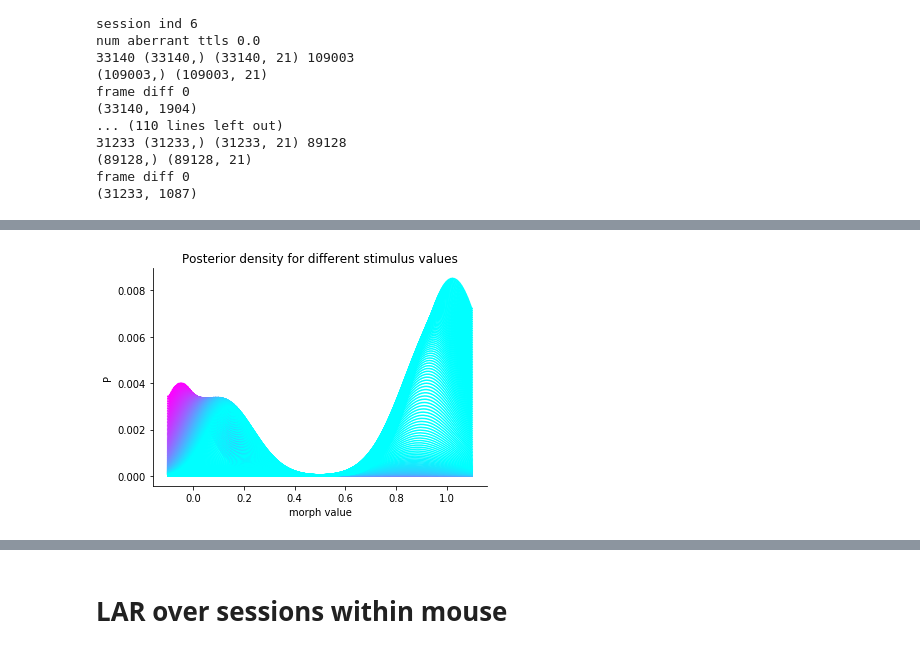
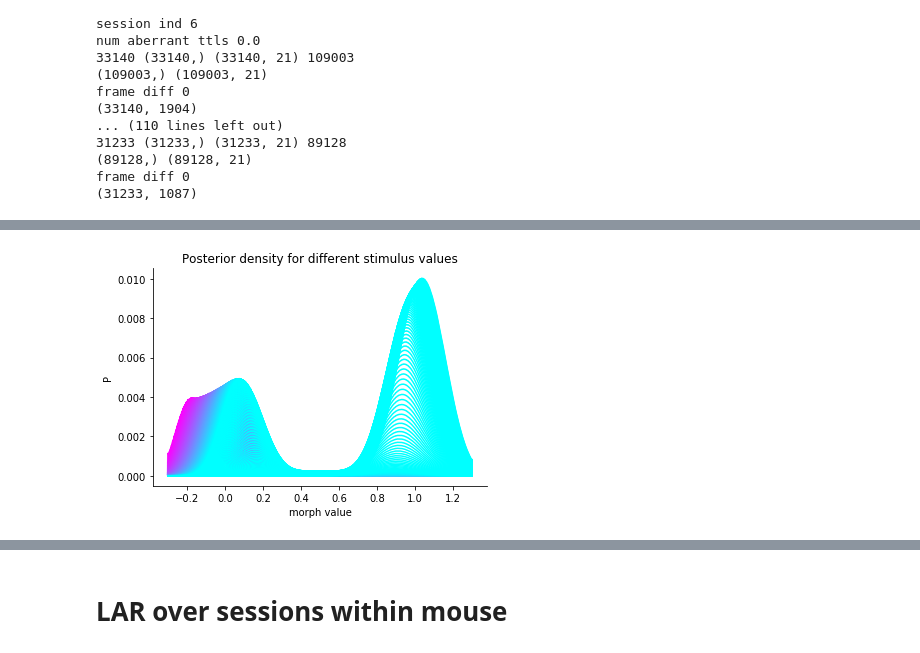
Before and after one commit to GiocomoLab/MightyMorphingPhotonRangers, a Jupyter notebook: SimMats/LogAngleRatioPlots.ipynb, the cells around one changed output, grey strips where cells are left out. Saved outputs shown, nothing was run; the diff lists cells and outputs as text; code cells hidden in the pictures.

```diff
--- a/SimMats/LogAngleRatioPlots.ipynb
+++ b/SimMats/LogAngleRatioPlots.ipynb
@@ -29,8 +29,10 @@ df = df[df['RewardCount']>30]
 df = df[df['Imaging']==1]
 df = df.sort_values(['MouseName','DateTime','SessionNumber'])
 # tracks = 'TwoTower_noTimeout|TwoTower_Timeout|Reversal_noTimeout|Reversal|TwoTower_foraging|FreqMorph_Decision|FreqMorph_Timeout'
-tracks = 'TwoTower_foraging|FreqMorph_Decision|FreqMorph_Timeout|TwoTower_noTimeout|TwoTower_Timeout'
+tracks = 'TwoTower_foraging' #|FreqMorph_Decision|FreqMorph_Timeout|TwoTower_noTimeout|TwoTower_Timeout'
 df = df[df['Track'].str.contains(tracks,regex=True)]
+regions = 'CA2|CA3|DG'
+df = df[~df['ImagingRegion'].str.contains(regions,regex=True)]
 # %% [output]
 G:\My Drive\VR_Data\TwoTower\behavior.sqlite
 G:\My Drive\VR_Data\TwoTower\4222174.0\30_05_2019\RuningTraining_1.sqlite
@@ -92,7 +97,7 @@ def sess_lar(sess,max_pos=450,cellmask = None):
 
     return lar, effMorph, sim0, sim1
 # %%
-mouse = '4139265.5'
+mouse = '4139265.4'
 df_mouse = df[df['MouseName'].str.match(mouse)]
 df_mouse
 # %% [output]
@@ -110,5 +116,5 @@ df_mouse
 # %%
-sess = df_mouse.iloc[-1]
+sess = df_mouse.iloc[-2]
 lar, effMorph, sim0, sim1 = sess_lar(sess)
 
 # VRDat, C, S, A = pp.load_scan_sess(sess,fneu_coeff=0.7)
@@ -333,8 +320,0 @@ f,ax = plot_LAR(LAR_fam,EM_fam,cmap='cividis',ymin=.3,ymax=.7)
-# %%
-prob_fam = {}
-for k in LAR_fam.keys():
-#     if k != '4222154.1':
-        prob_fam[k] = np.array(S0_fam[k])/(np.array(S0_fam[k])+np.array(S1_fam[k]))
-
-f,ax = plot_LAR(prob_fam,EM_fam,cmap='cividis',ymin=0.2,ymax=.8)
-# f.savefig(os.path.join(basedir,'fam_simprob.pdf'),format='pdf')
@@ -379,11 +378,15 @@ mega_s1_rare = mega_lar(S1_rare)
 # %%
 theta = np.linspace(-.1,1.1,num=200) # possible morph values
-f1,f2 = 4, 12 # actual frequencies the mouse sees
+f1,f2 = .2,.8 # light dark
 
-mm = np.log10(f1*(1-theta) + f2*(theta)) # log of the linear combinations of the stimuli
+mm = np.log(f1*(1-theta) + f2*(theta)) # log of the linear combinations of the stimuli
+f1,f2 = 3,12 # actual frequencies the mouse sees
+mm = (mm+ np.log(f1*(1-theta) + f2*(theta)))/2 # log of the linear combinations of the stimuli
+
 # scale this so it's back in the range of the morph values without distortion
-theta_corrected = (mm-np.amin(mm))/(np.amax(mm)-np.amin(mm))*1.2 - .1
-theta_corrected[0],theta_corrected[-1]=-.1,1.1 # hard code the edges to correct float errors
+theta_corrected = (mm-np.amin(mm))/(np.amax(mm)-np.amin(mm))*1.6 - .3
+theta_corrected[0],theta_corrected[-1]=-.3,1.3 # hard code the edges to correct float errors
+theta = np.linspace(-.3,1.3,num=200)
 
 # splines for going between the two spaces
 morph_2_logstim = spline(theta,theta_corrected)
@@ -400,16 +403,16 @@ def mult_and_norm(dens1,dens2):
     return post/post.sum()
 
 
-def run_posterior_inference(p_theta,samp=np.linspace(-.1,1.1,num=1000)):
+def run_posterior_inference(p_theta,samp=np.linspace(-.3,1.3,num=1000)):
     '''function runs probabilistic inference and makes a few helpful plots
     Inputs: p_theta - the stimulus prior in log-space sampled at the values of previously defined theta
     Returns: figure and axes handles'''
 
-    samp_mask = (samp>=-.1) & (samp<=1.1)
+    samp_mask = (samp>=-.3) & (samp<=1.3)
     ### RUN SOME DEMOS OF WHAT THE INFERENCE PROCESS LOOKS LIKE AT DIFFERENT STIMULUS VALUES
 
     # likelihood - zero centered gaussian with fixed variance in log space
-    p_s_theta = gaussian_dens(0,.2,samp)
+    p_s_theta = gaussian_dens(0,.3,samp)
 
     # posterior - multiply likelihood and posterior and normalize to be a valid distribution
     p_theta_s = mult_and_norm(p_s_theta,p_theta)
@@ -425,7 +428,7 @@ def run_posterior_inference(p_theta,samp=np.linspace(-.1,1.1,num=1000)):
     # repeat above for a few other stimulus values
     for i,s in enumerate([.25,.5,.75,1]):
         # likelihood
-        p_s_theta = gaussian_dens(s,.2,samp)
+        p_s_theta = gaussian_dens(s,.3,samp)
 
         # posterior
         p_theta_s = mult_and_norm(p_s_theta,p_theta)
@@ -467,27 +470,28 @@ def run_posterior_inference(p_theta,samp=np.linspace(-.1,1.1,num=1000)):
     ax_MAP[0].spines['right'].set_visible(False)
     ax_MAP[0].spines['top'].set_visible(False)
     ax_MAP[0].scatter(logstim_2_morph(theta),logstim_2_morph(np.array(theta_hat)))
-    ax_MAP[0].set_ylim([1.1,-.1])
+    ax_MAP[0].set_ylim([1.3,-.3])
     ax_MAP[0].set_ylabel('MAP morph estimate')
     ax_MAP[0].set_xlabel('true morph value')
 
     ax_MAP[1].spines['right'].set_visible(False)
     ax_MAP[1].spines['top'].set_visible(False)
     ax_MAP[1].scatter(logstim_2_morph(theta),np.array(theta_hat))
-    ax_MAP[1].set_ylim([1.1,-.1])
+    ax_MAP[1].set_ylim([1.3,-.3])
     ax_MAP[1].set_ylabel('log-scale MAP morph estimate')
     ax_MAP[1].set_xlabel('true morph value')
 
     return np.array(theta_hat),(f_post_demo,ax_post_demo),(f_post_dens,ax_post_dens),(f_MAP,ax_MAP)
 
 
-def convert_prior_to_log(prior,samp = np.linspace(-.1,1.1,num=1000)):
+def convert_prior_to_log(prior,samp = np.linspace(-.3,1.3,num=1000)):
     '''convert a prior distribution in stimulus space to logspace for proper sampling
     Input: prior - arbitrary distribution assumed to be sampled in the range of values of theta variable
     Returns: log_dens - log space density for use with run_posterior_inference
              log_sampling_spline - log space cummulative distribution spline for sampling with kWTA_network_model (defined below)'''
-    samp_mask = (samp>=-.1) & (samp<=1.1)
+    samp_mask = (samp>=-.3) & (samp<=1.3)
     # normalize to ensure prior is a proper distribution
+    prior = np.convolve(prior,gaussian(.5,.1,samp),mode='same')
     prior/=prior.sum()
     # go to cummulative distribution so that conversion maintains density
     cum_prior = np.cumsum(prior)
@@ -523,24 +527,32 @@ def convert_prior_to_log(prior,samp = np.linspace(-.1,1.1,num=1000)):
 
     return log_dens, log_sampling_spline
 
-samp = np.linspace(-.1,1.1,num=1000)
-rare_prior = np.zeros(samp.shape)+.001
-rare_prior = gaussian(0,.2,samp)+gaussian(1,.2,samp)
+samp = np.linspace(-.3,1.3,num=1000)
+# rare_prior = np.zeros(samp.shape)+.001
+# rare_prior = gaussian(0,.2,samp)+gaussian(1,.2,samp)
+# rare_prior /= rare_prior.sum()
+dens = unif(0,.2,samp)+unif(1,.2,samp)+1E-2
+f = unif(.5,.2,samp)
+rare_prior = np.convolve(np.convolve(dens,f,mode='same'),f,mode='same')
 rare_prior /= rare_prior.sum()
+
 
 rare_log_dens, rare_lcs = convert_prior_to_log(rare_prior)
 
 rare_p_shat, (f_post_demo,ax_post_demo),(f_post_dens,ax_post_dens),(f_MAP,ax_MAP) = run_posterior_inference(rare_log_dens)
 
-# fam_prior = np.ones(samp.shape)
-# fam_prior = gaussian(.5,.4,samp)
-# fam_prior/=1000
-# fam_prior += gaussian(.5,.9,samp)
-fam_prior = np.ones(samp.shape)+.2
-# fam_prior/=1000
-fam_prior-=gaussian(-.1,.1,samp)
-fam_prior-=gaussian(1.1,.1,samp)
-fam_prior/=fam_prior.sum()
+
+# fam_prior = np.ones(samp.shape)#+.2
+# # fam_prior/=1000
+# fam_prior-=gaussian(-.3,.2,samp)
+# fam_prior-=gaussian(1.3,.2,samp)
+# fam_prior/=fam_prior.sum()
+dens = unif(0,.2,samp)+unif(.25,.2,samp) + unif(.5,.2,samp) + unif(.75,.2,samp) + unif(1,.2,samp)+1E-2
+f = unif(.5,.2,samp)
+fam_prior = np.convolve(np.convolve(dens,f,mode='same'),f,mode='same')
+# fam_prior = np.convolve(fam_prior,gaussian(.5,.2,samp),mode='same')
+fam_prior =fam_prior/fam_prior.sum()
+
 
 
 # fam_prior = np.zeros(samp.shape)
@@ -558 +570 @@ fam_p_shat,(f_post_demo,ax_post_demo),(f_post_dens,ax_post_dens),(f_MAP,ax_MAP)
-[figure, old version]
+[figure, new version]
```
Also changed, not shown: parts of 53 cells of this notebook, 6 other files.
